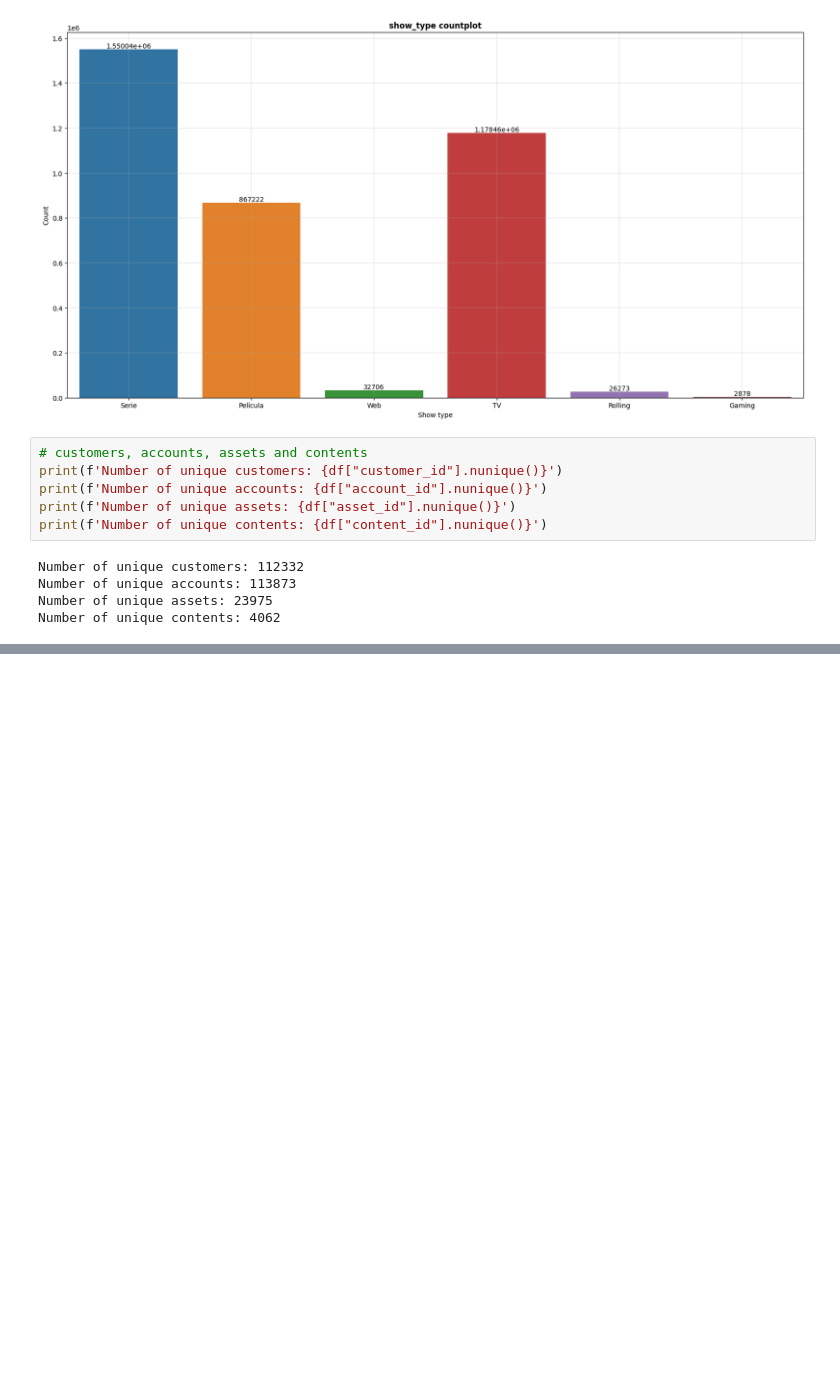
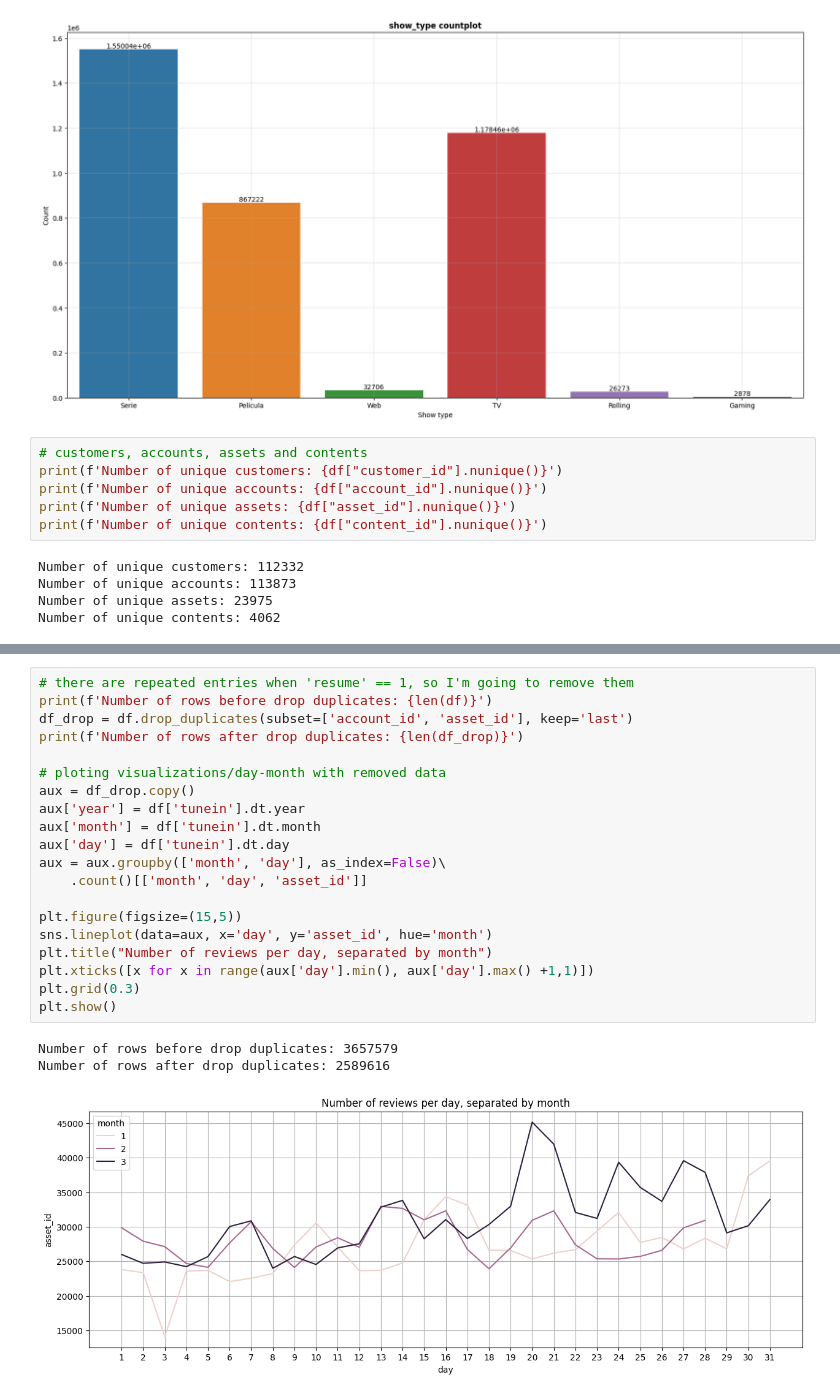
Before and after one commit to ferandmag/ICA_ML_recomendationSystemFLOW, a Jupyter notebook: recomendation_system_flow.ipynb, the cells around one changed output, grey strips where cells are left out. Drawn from its saved outputs; the diff is of its cells as text; blank space fills up the shorter version.

```diff
--- a/recomendation_system_flow.ipynb
+++ b/recomendation_system_flow.ipynb
@@ -252,0 +221,24 @@ Length: 3657579, dtype: timedelta64[ns]
+# %%
+# there are repeated entries when 'resume' == 1, so I'm going to remove them
+print(f'Number of rows before drop duplicates: {len(df)}')
+df_drop = df.drop_duplicates(subset=['account_id', 'asset_id'], keep='last')
+print(f'Number of rows after drop duplicates: {len(df_drop)}')
+
+# ploting visualizations/day-month with removed data
+aux = df_drop.copy()
+aux['year'] = df['tunein'].dt.year
+aux['month'] = df['tunein'].dt.month
+aux['day'] = df['tunein'].dt.day
+aux = aux.groupby(['month', 'day'], as_index=False)\
+    .count()[['month', 'day', 'asset_id']]
+
+plt.figure(figsize=(15,5))
+sns.lineplot(data=aux, x='day', y='asset_id', hue='month')
+plt.title("Number of reviews per day, separated by month")
+plt.xticks([x for x in range(aux['day'].min(), aux['day'].max() +1,1)])
+plt.grid(0.3)
+plt.show()
+# %% [output]
+Number of rows before drop duplicates: 3657579
+Number of rows after drop duplicates: 2589616
+[figure, added]
```
Also changed, not shown: parts of 28 cells of this notebook.
